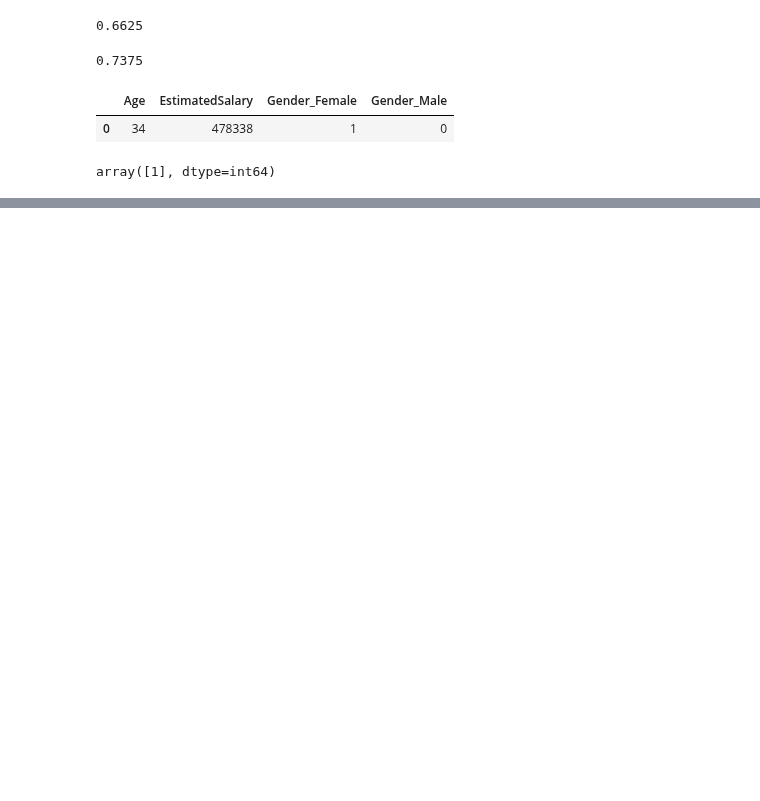
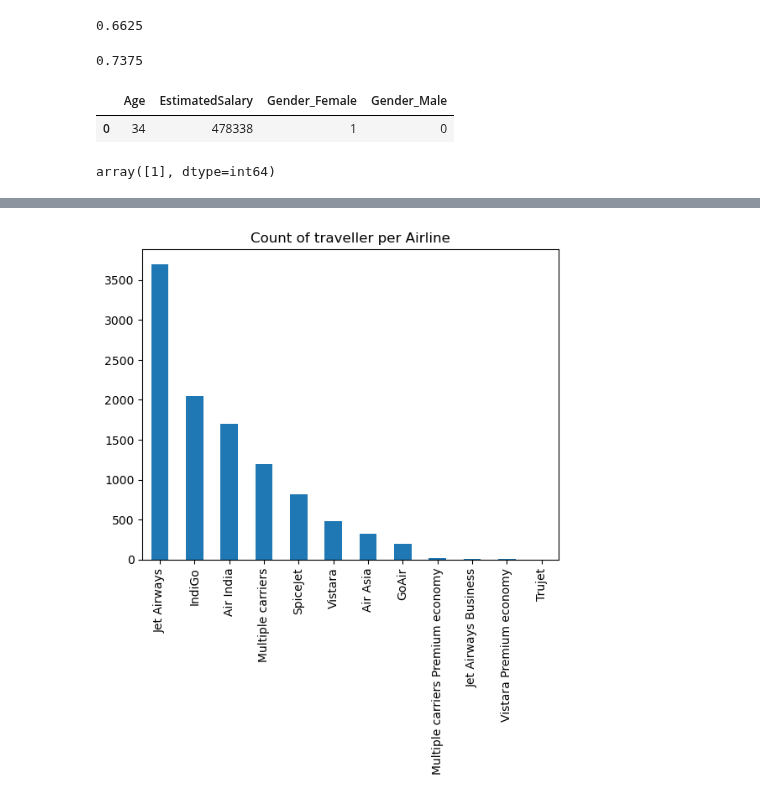
Before and after one commit to kazeemolaitanmusbau/Postgresql-Works, a Jupyter notebook: Untitled.ipynb, the cells around one changed output, grey strips where cells are left out. Drawn from its saved outputs; the diff is of its cells as text; code cells hidden in the pictures; blank space fills up the shorter version.

```diff
--- a/Untitled.ipynb
+++ b/Untitled.ipynb
@@ -165,0 +313,7 @@ random forest
+# %%
+Airline=train["Airline"].value_counts()
+Airline.plot(kind="bar")
+plt.title("Count of traveller per Airline")
+plt.show()
+# %% [output]
+[figure, added]
```
Also changed, not shown: parts of 34 cells of this notebook.
